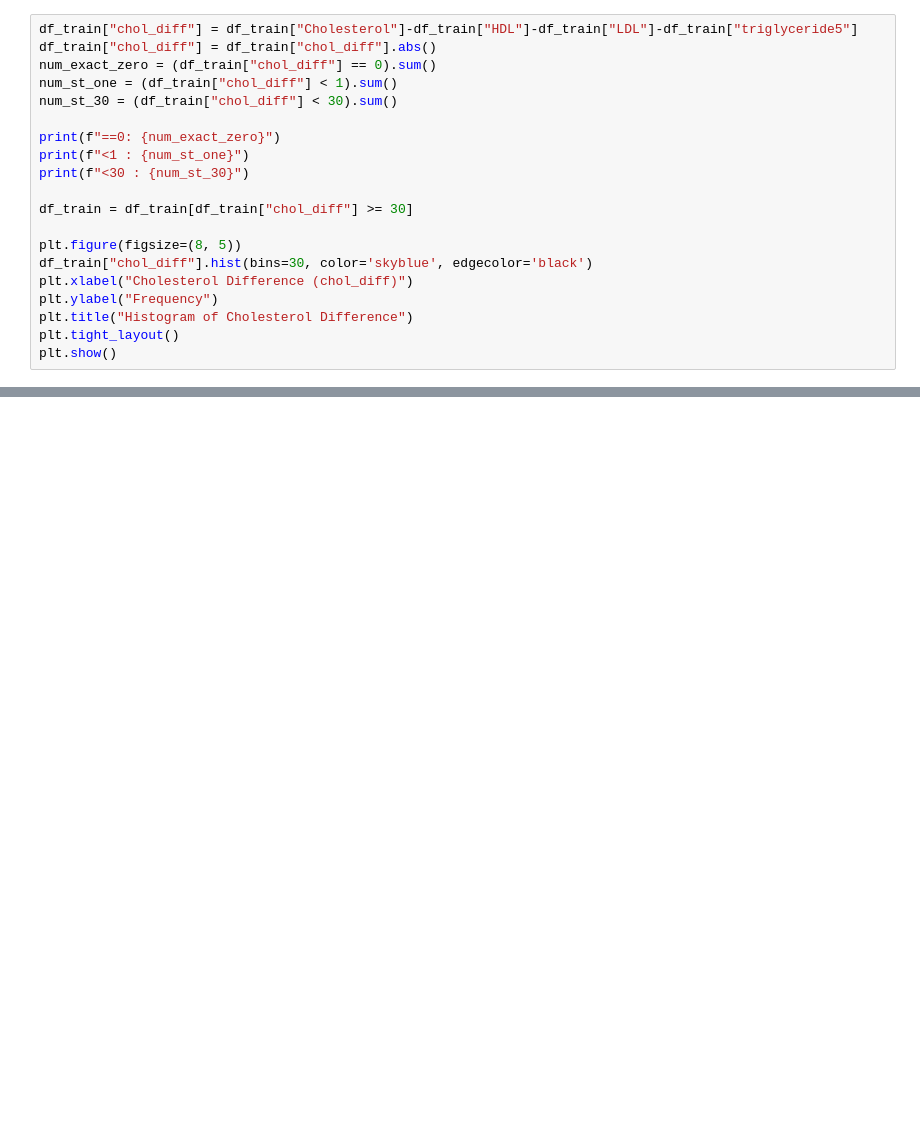
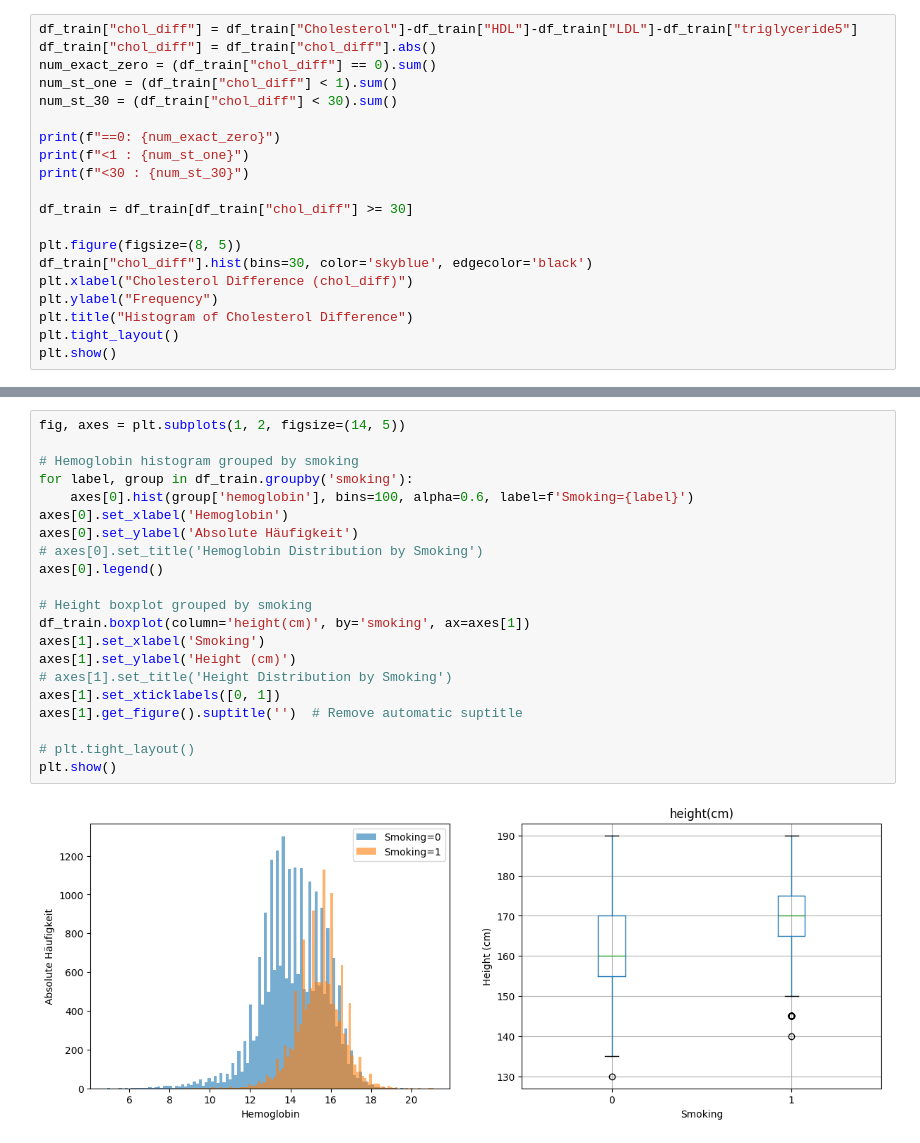
Before and after one commit to jonaRumberg/datascienceportfolio, a Jupyter notebook: maxO.ipynb, the cells around one changed output, grey strips where cells are left out. Drawn from its saved outputs; the diff is of its cells as text; blank space fills up the shorter version.

```diff
--- a/maxO.ipynb
+++ b/maxO.ipynb
@@ -36,0 +47,23 @@ plt.show()
+# %%
+fig, axes = plt.subplots(1, 2, figsize=(14, 5))
+
+# Hemoglobin histogram grouped by smoking
+for label, group in df_train.groupby('smoking'):
+    axes[0].hist(group['hemoglobin'], bins=100, alpha=0.6, label=f'Smoking={label}')
+axes[0].set_xlabel('Hemoglobin')
+axes[0].set_ylabel('Absolute Häufigkeit')
+# axes[0].set_title('Hemoglobin Distribution by Smoking')
+axes[0].legend()
+
+# Height boxplot grouped by smoking
+df_train.boxplot(column='height(cm)', by='smoking', ax=axes[1])
+axes[1].set_xlabel('Smoking')
+axes[1].set_ylabel('Height (cm)')
+# axes[1].set_title('Height Distribution by Smoking')
+axes[1].set_xticklabels([0, 1])
+axes[1].get_figure().suptitle('')  # Remove automatic suptitle
+
+# plt.tight_layout()
+plt.show()
+# %% [output]
+[figure, added]
```
Also changed, not shown: parts of 2 cells of this notebook, 1 other file.
